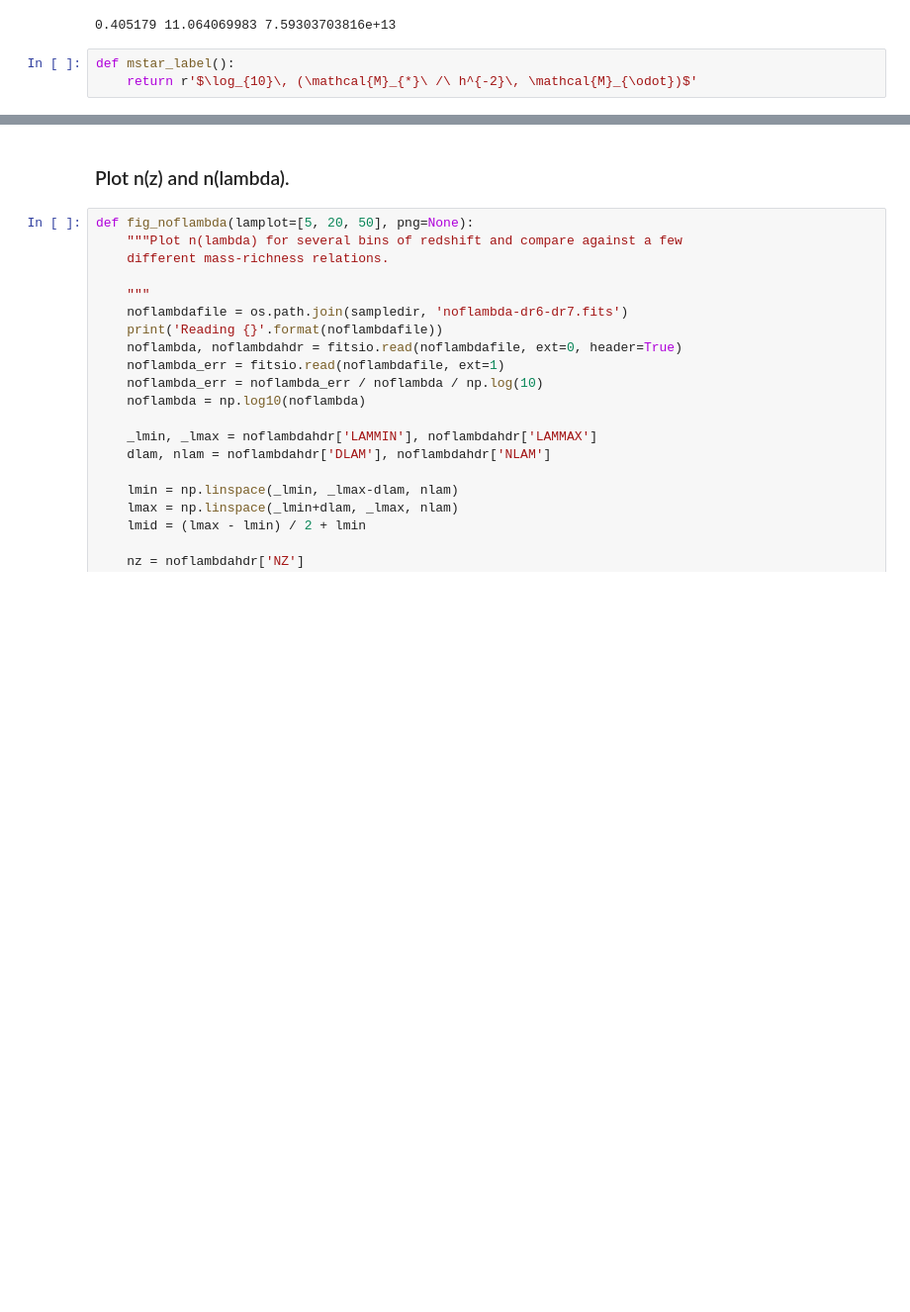
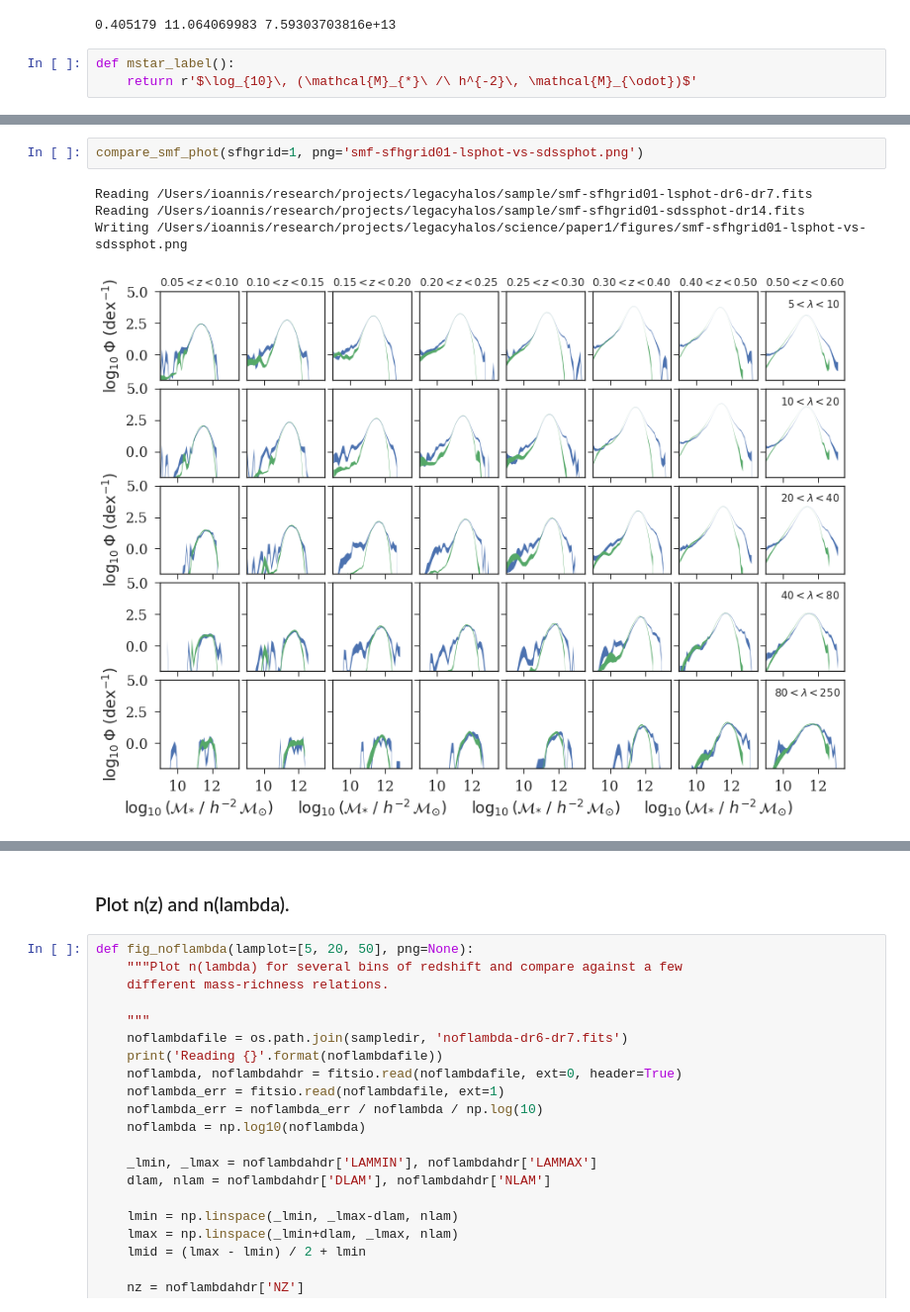
Before and after one commit to moustakas/legacyhalos, a Jupyter notebook: science/paper1/figures.ipynb, the cells around one changed output, grey strips where cells are left out. Shown at 99% size. Saved outputs shown, nothing was run; the diff lists cells and outputs as text; blank space fills up the shorter version.

```diff
--- a/science/paper1/figures.ipynb
+++ b/science/paper1/figures.ipynb
@@ -135,0 +263,7 @@ Writing /Users/ioannis/research/projects/legacyhalos/science/paper1/figures/smf.
+# %%
+compare_smf_phot(sfhgrid=1, png='smf-sfhgrid01-lsphot-vs-sdssphot.png')
+# %% [output]
+Reading /Users/ioannis/research/projects/legacyhalos/sample/smf-sfhgrid01-lsphot-dr6-dr7.fits
+Reading /Users/ioannis/research/projects/legacyhalos/sample/smf-sfhgrid01-sdssphot-dr14.fits
+Writing /Users/ioannis/research/projects/legacyhalos/science/paper1/figures/smf-sfhgrid01-lsphot-vs-sdssphot.png
+[figure, added]
```
Also changed, not shown: parts of 12 cells of this notebook, 2 other files.
